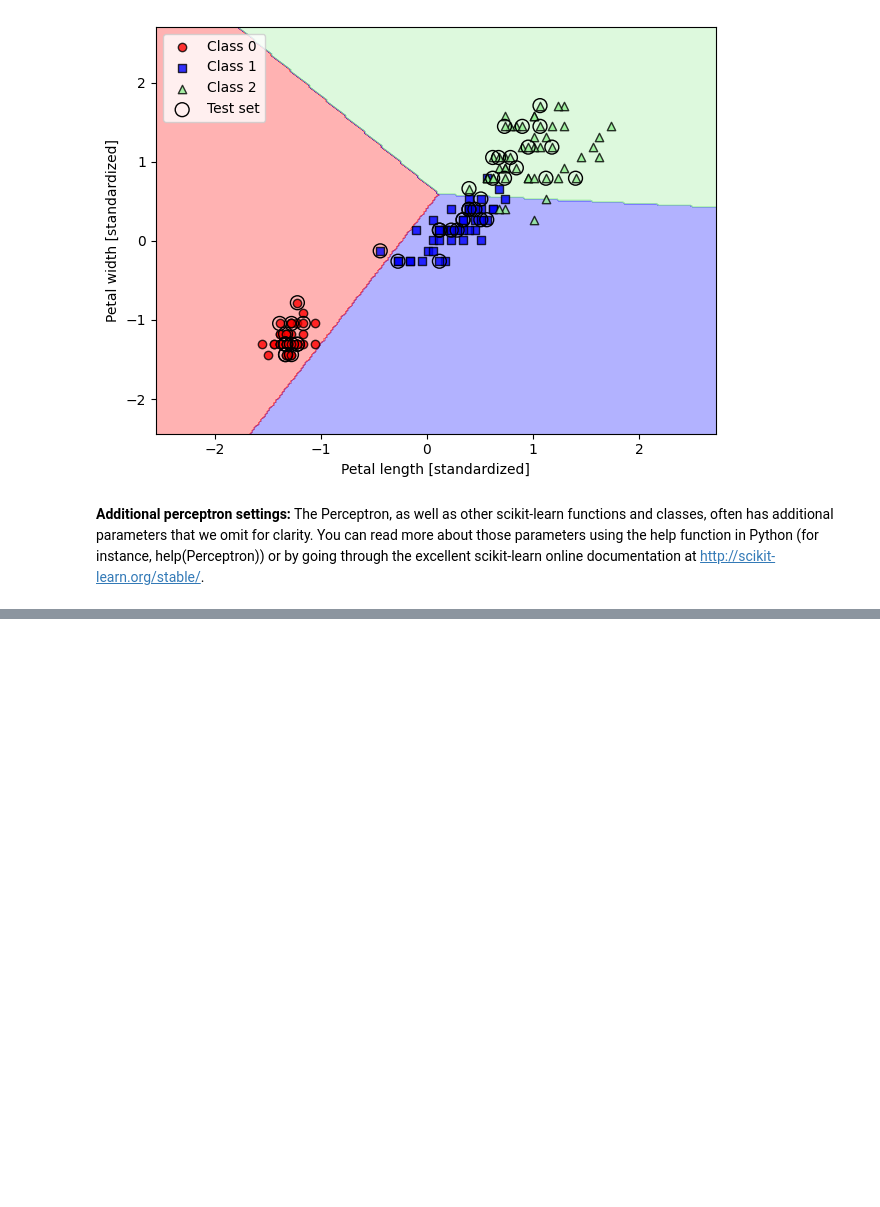
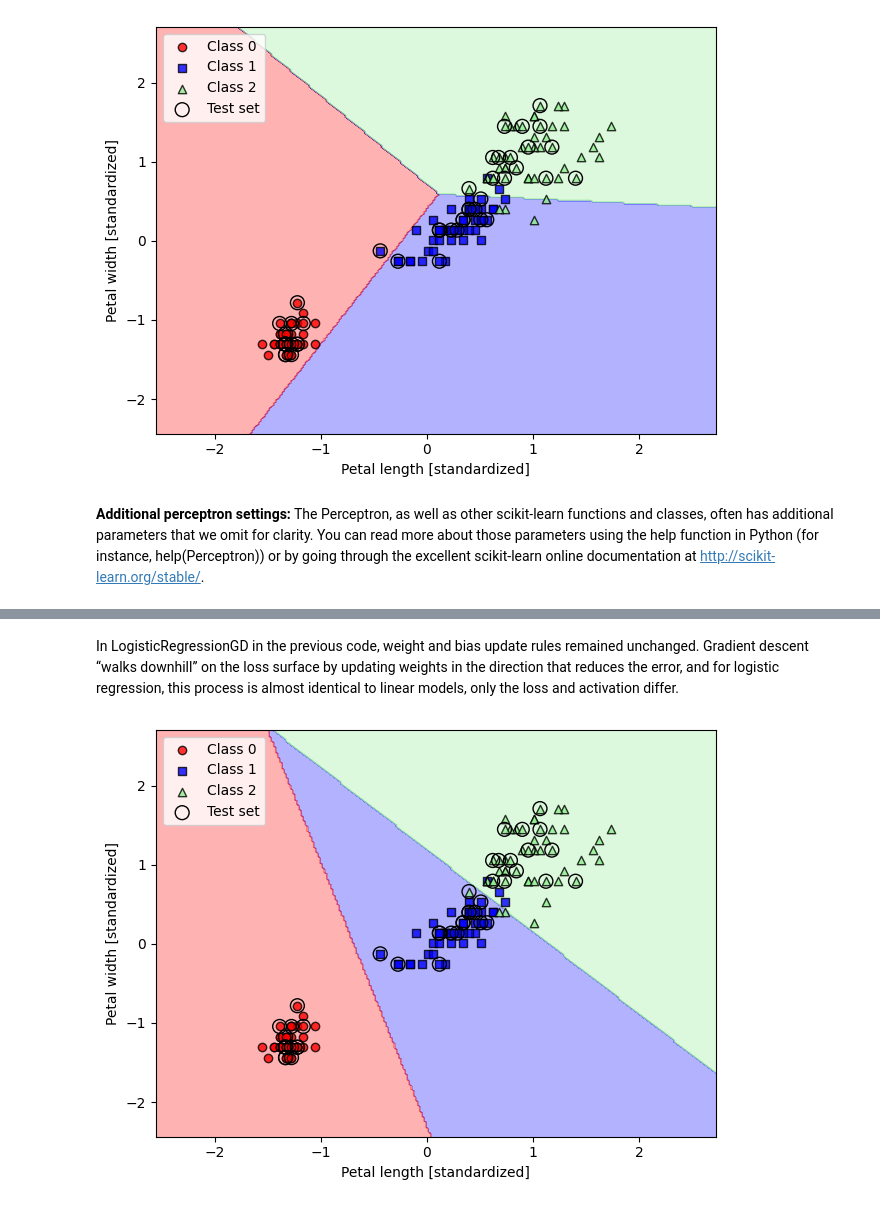
Before and after one commit to mobinapourmoshir/Functional-Deep-Learning, a Jupyter notebook: ML_Classifiers_Using_Scikit_Learn.ipynb, the cells around one changed output, grey strips where cells are left out. Cells and saved outputs as stored; diff of their text form; code cells hidden in the pictures; blank space fills up the shorter version.

```diff
--- a/ML_Classifiers_Using_Scikit_Learn.ipynb
+++ b/ML_Classifiers_Using_Scikit_Learn.ipynb
@@ -153,13 +153,13 @@ def plot_decision_regions(X, y, classifier, test_idx=None,
                 label=f'Class {cl}',
                 edgecolor='black')
   # highlight test examples
-  if test_idx:
+  if test_idx is not None:
     # plot all examples
     X_test, y_test = X[test_idx, :], y[test_idx]
-  plt.scatter(X_test[:, 0], X_test[:, 1],
-              c='none', edgecolor='black', alpha=1.0,
-              linewidth=1, marker='o',
-              s=100, label='Test set')
+    plt.scatter(X_test[:, 0], X_test[:, 1],
+                c='none', edgecolor='black', alpha=1.0,
+                linewidth=1, marker='o',
+                s=100, label='Test set')
 # %%
 X_combined_std = np.vstack((X_train_std, X_test_std))
 y_combined = np.hstack((y_train, y_test))
@@ -204,0 +320,21 @@ $y_{hat} = 1 $ if $p >= 0.5 $ else $0$
+# %% [markdown]
+In LogisticRegressionGD in the previous code, weight and bias update rules remained unchanged. Gradient descent “walks downhill” on the loss surface by updating weights in the direction that reduces the error, and for logistic regression, this process is almost identical to linear models, only the loss and activation differ.
+# %%
+# Training a Logistic Regression Model with scikit-learn
+#  multi_class='ovr' for illustration purposes
+#  Multilabel classification: multi_class='multinomial' is default choice in scikit-learn's LogisticRegression class
+from sklearn.linear_model import LogisticRegression
+lr = LogisticRegression(C=100.0, solver='lbfgs',
+                        multi_class='ovr')
+lr.fit(X_train_std, y_train)
+plot_decision_regions(X_combined_std,
+                      y_combined,
+                      classifier=lr,
+                      test_idx=range(105, 150))
+plt.xlabel('Petal length [standardized]')
+plt.ylabel('Petal width [standardized]')
+plt.legend(loc='upper left')
+plt.tight_layout()
+plt.show()
+# %% [output]
+[figure, added]
```
Also changed, not shown: parts of 25 cells of this notebook.
